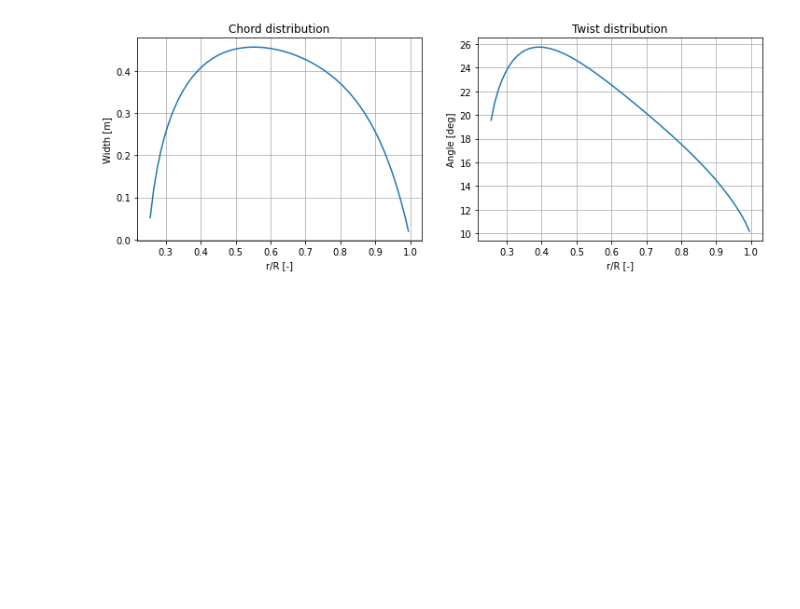
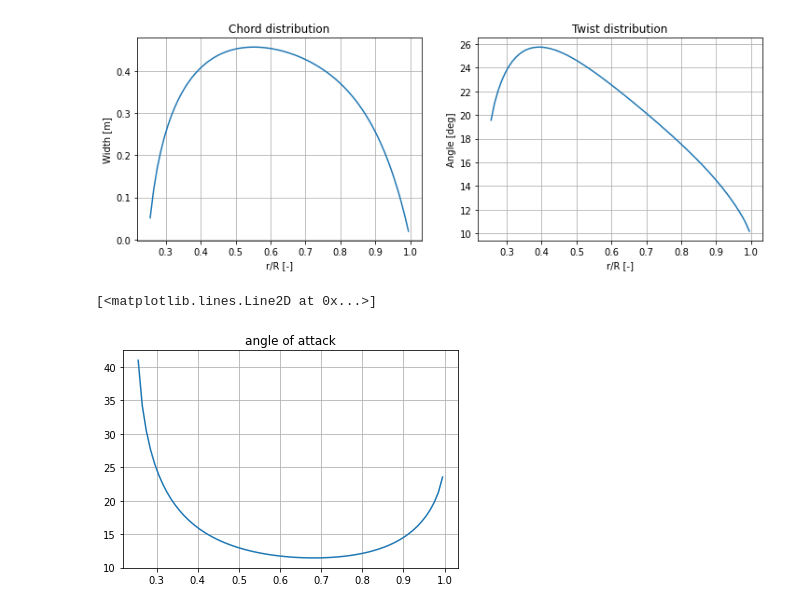
Before and after one commit to olafnekeman/rotor_wake_aerodynamics, a Jupyter notebook: BEM_alt_opt_prop 2.ipynb, the cells around one changed output. Saved outputs shown, nothing was run; the diff lists cells and outputs as text; code cells hidden in the pictures; blank space fills up the shorter version.

```diff
--- a/BEM_alt_opt_prop 2.ipynb
+++ b/BEM_alt_opt_prop 2.ipynb
@@ -195,4 +195,13 @@ data1 = data1.iloc[::-1]
 polar_alpha = data1['alfa'][:]
 polar_cl = data1['cl'][:]
 polar_cd = data1['cd'][:]
-index = np.argmax(polar_cl/polar_cd)
+
+if airfoil == 'ARA_polar.txt':
+    #make both the cl and the alpha negative for the propeller case
+    polar_alpha = -1*polar_alpha
+    polar_cl = -1*polar_cl
+
+#find the value for the angle of attack that has maximum l/d to minimize drag losses
+alpha_opt = polar_alpha[len(polar_cl) - np.argmax(polar_cl/polar_cd)-1]
+
+print(alpha_opt)
@@ -199,9 +209,0 @@ index = np.argmax(polar_cl/polar_cd)
-# %%
-if airfoil == 'ARA_polar.txt':
-    #make both the cl and the alpha negative for the propeller case
-    polar_alpha = -1*polar_alpha
-    polar_cl = -1*polar_cl
-
-#find the value for the angle of attack that has maximum l/d to minimize drag losses
-alpha_opt = polar_alpha[index]
-alpha_opt
@@ -483,3 +476,12 @@ ax2.set_ylabel('Angle [deg]')
 fig.savefig('prop_chord_twist.png')
 # %% [output]
 [figure]
+# %%
+
+plt.figure()
+plt.grid(True)
+plt.title('angle of attack')
+plt.plot(centroids,results[:,7])
+# %% [output]
+[<matplotlib.lines.Line2D at 0x...>]
+[figure, added]
```
Also changed, not shown: parts of 6 cells of this notebook, 24 other files.
